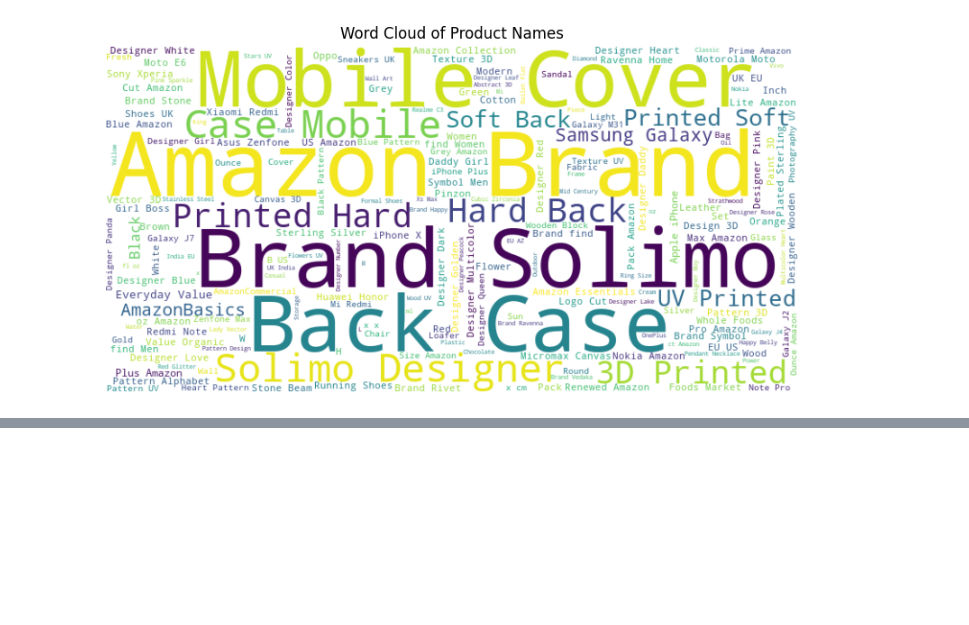
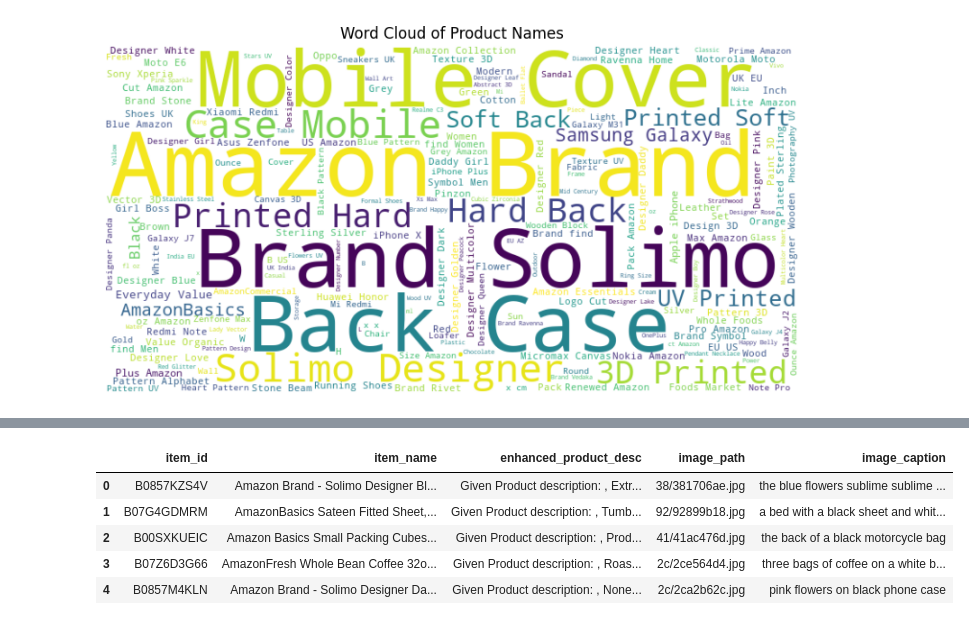
Before and after one commit to vivekprasanna/ShopTalk, a Jupyter notebook: research-initial python notebooks/ShopTalk-DataCleaning.ipynb, the cells around one changed output, grey strips where cells are left out. Cells and saved outputs as stored; diff of their text form; code cells hidden in the pictures; blank space fills up the shorter version.

Commit message:
adding image captioning

```diff
--- a/research-initial python notebooks/ShopTalk-DataCleaning.ipynb
+++ b/research-initial python notebooks/ShopTalk-DataCleaning.ipynb
@@ -387,0 +447,27 @@ plt.show()
+# %%
+from transformers import BlipProcessor, BlipForConditionalGeneration
+from PIL import Image
+
+# Load BLIP model
+processor = BlipProcessor.from_pretrained('Salesforce/blip-image-captioning-base')
+model = BlipForConditionalGeneration.from_pretrained('Salesforce/blip-image-captioning-base')
+IMAGE_PATH_PREFIX = "/Users/vivekprabu/Downloads/IK-Capstone/abo-images-small/images/small/"
+def generate_caption(image_path):
+    if pd.isna(image_path):
+        return ''
+    else:
+        image = Image.open(IMAGE_PATH_PREFIX + image_path).convert('RGB')
+        inputs = processor(image, return_tensors='pt')
+        output = model.generate(**inputs)
+        return processor.decode(output[0], skip_special_tokens=True)
+
+# Apply captioning
+df_sample['image_caption'] = df_sample['image_path'].apply(generate_caption)
+df_sample.head()
+# %% [output]
+|  | item_id | item_name | enhanced_product_desc | image_path | image_caption |
+| 0 | B0857KZS4V | Amazon Brand - Solimo Designer Bl... | Given Product description: , Extr... | 38/381706ae.jpg | the blue flowers sublime sublime ... |
+| 1 | B07G4GDMRM | AmazonBasics Sateen Fitted Sheet,... | Given Product description: , Tumb... | 92/92899b18.jpg | a bed with a black sheet and whit... |
+| 2 | B00SXKUEIC | Amazon Basics Small Packing Cubes... | Given Product description: , Prod... | 41/41ac476d.jpg | the back of a black motorcycle bag |
+| 3 | B07Z6D3G66 | AmazonFresh Whole Bean Coffee 32o... | Given Product description: , Roas... | 2c/2ce564d4.jpg | three bags of coffee on a white b... |
+| 4 | B0857M4KLN | Amazon Brand - Solimo Designer Da... | Given Product description: , None... | 2c/2ca2b62c.jpg | pink flowers on black phone case |
```
Also changed, not shown: parts of 10 cells of this notebook.
